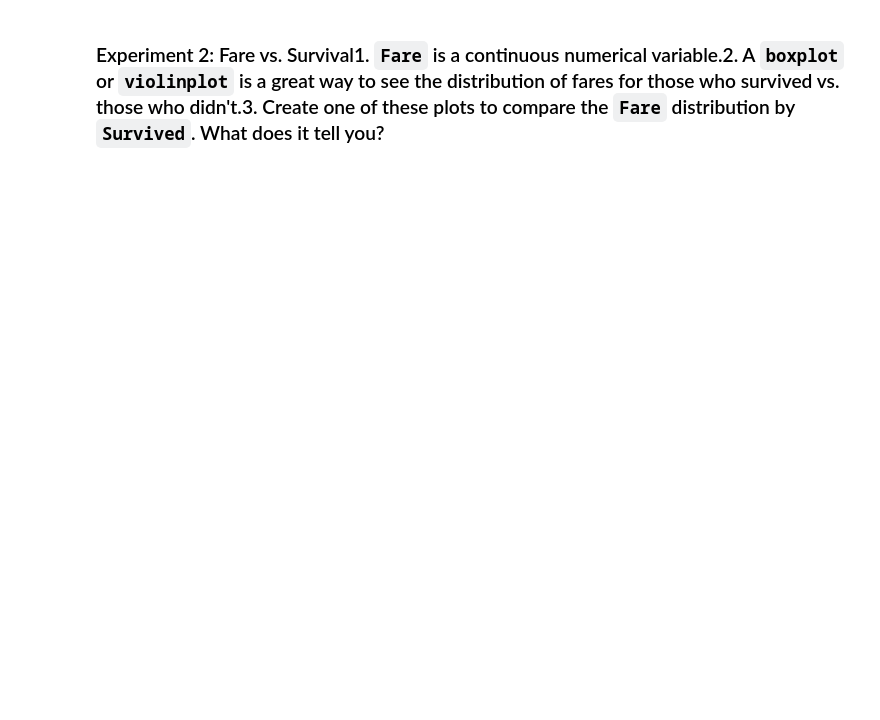
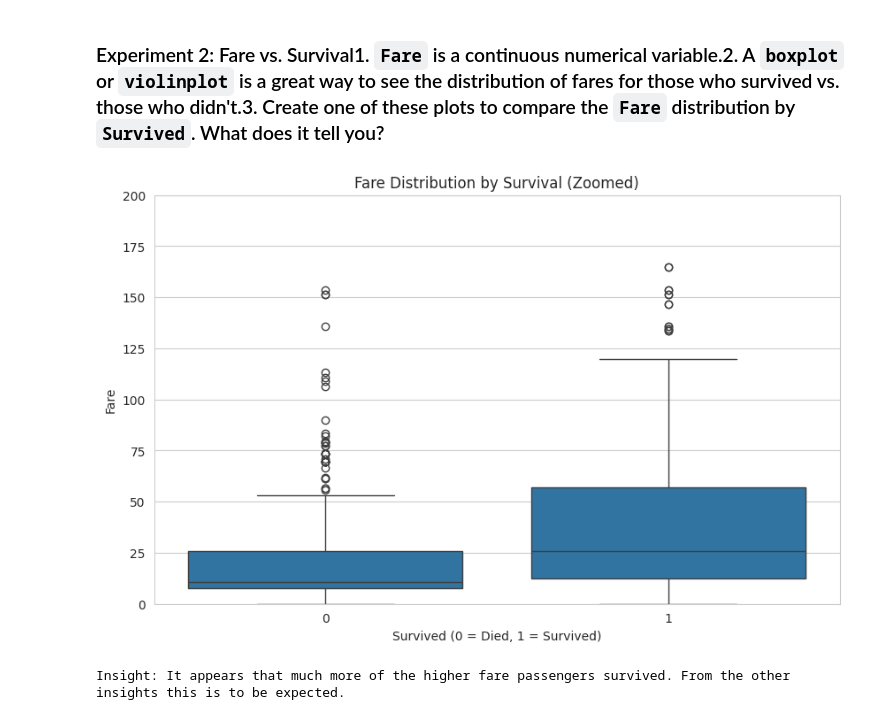
Before and after one commit to richardscott56/ITAI-1371-ML-Labs, a Jupyter notebook: Module_04_Lab_Exploratory_Data_Analysis_1.ipynb, the cells around one changed output. Saved outputs shown, nothing was run; the diff lists cells and outputs as text; code cells hidden in the pictures; blank space fills up the shorter version.

```diff
--- a/Module_04_Lab_Exploratory_Data_Analysis_1.ipynb
+++ b/Module_04_Lab_Exploratory_Data_Analysis_1.ipynb
@@ -143 +150,17 @@ Insight: Survivors tend to be younger overall. There appears to be a noticeable
+# %%
+# --- ENTER YOUR CODE HERE ---
+plt.figure(figsize=(10, 6))
+sns.boxplot(x='Survived', y='Fare', data=df)
+
+plt.ylim(0, 200)
+
+plt.title('Fare Distribution by Survival (Zoomed)')
+plt.xlabel('Survived (0 = Died, 1 = Survived)')
+plt.ylabel('Fare')
+
+plt.show()
+print("Insight: It appears that much more of the higher fare passengers survived. From the other insights this is to be expected.")
+# %% [output]
+[figure, added]
+Insight: It appears that much more of the higher fare passengers survived. From the other insights this is to be expected.
 # %% [markdown]
```
Also changed, not shown: parts of 5 cells of this notebook.
